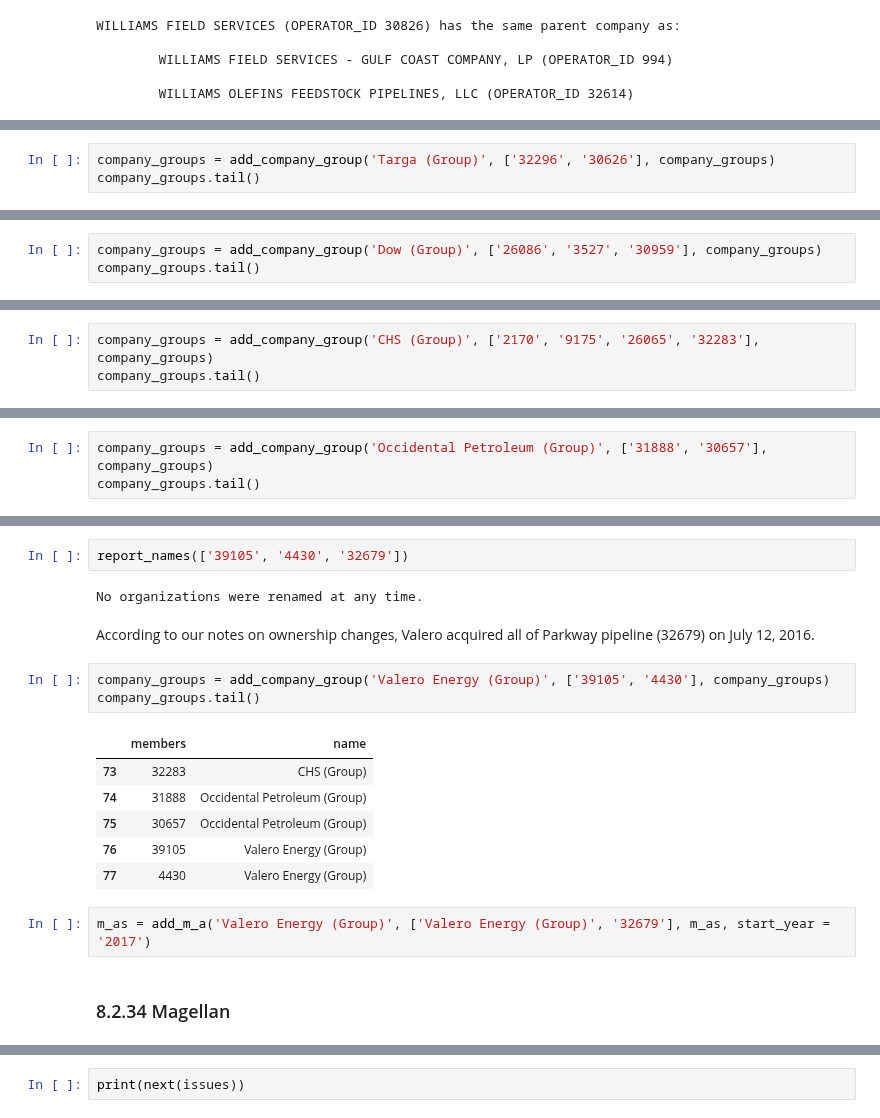
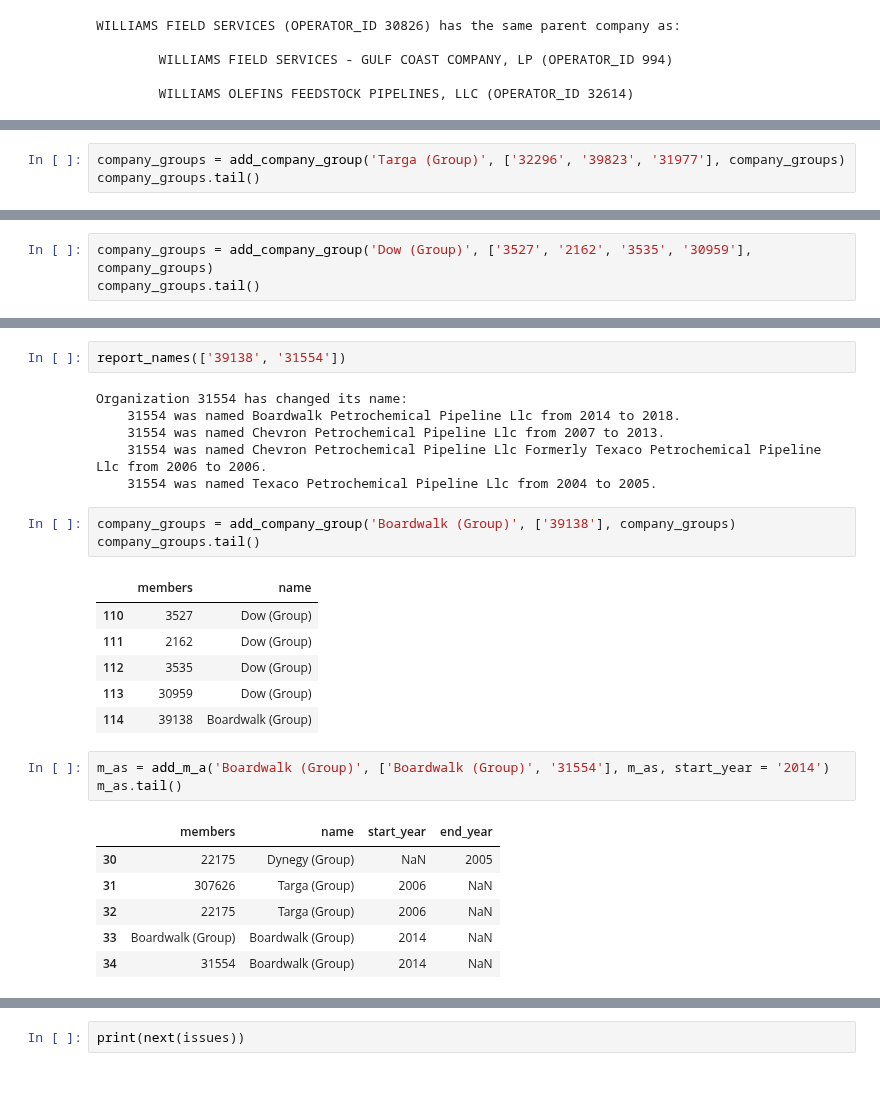
Before and after one commit to julianbarg/oil_industry, a Jupyter notebook: workbooks/8py_resolve issues.ipynb, the cells around one changed output, grey strips where cells are left out. Cells and saved outputs as stored; diff of their text form; blank space fills up the shorter version.

```diff
--- a/workbooks/8py_resolve issues.ipynb
+++ b/workbooks/8py_resolve issues.ipynb
@@ -875,3 +1931,0 @@ TARGA RESOURCES OPERATING LLC (OPERATOR_ID 32296) has the same parent company as
-# %%
-company_groups = add_company_group('Targa (Group)', ['32296', '30626'], company_groups)
-company_groups.tail()
@@ -895,5 +1968,5 @@ SEADRIFT PIPELINE CORP (OPERATOR_ID 26086) has the same parent company as:
 # %%
-company_groups = add_company_group('Dow (Group)', ['26086', '3527', '30959'], company_groups)
+company_groups = add_company_group('Targa (Group)', ['32296', '39823', '31977'], company_groups)
 company_groups.tail()
 # %% [output]
 |  | members | name |
@@ -917,3 +2008,0 @@ CENEX PIPELINE LLC (OPERATOR_ID 2170) has the same parent company as:
-# %%
-company_groups = add_company_group('CHS (Group)', ['2170', '9175', '26065', '32283'], company_groups)
-company_groups.tail()
@@ -971,5 +2089,5 @@ CENTURION PIPELINE L.P. (OPERATOR_ID 31888) has the same parent company as:
 # %%
-company_groups = add_company_group('Occidental Petroleum (Group)', ['31888', '30657'], company_groups)
+company_groups = add_company_group('Dow (Group)', ['3527', '2162', '3535', '30959'], company_groups)
 company_groups.tail()
 # %% [output]
 |  | members | name |
@@ -991,23 +2107,31 @@ VALERO PARTNERS OPERATING CO. LLC (OPERATOR_ID 39105) has the same parent compan
-# %%
-report_names(['39105', '4430', '32679'])
-# %% [output]
-No organizations were renamed at any time.
-# %% [markdown]
-According to our notes on ownership changes, Valero acquired all of Parkway pipeline (32679) on July 12, 2016.
+# %%
+report_names(['39138', '31554'])
+# %% [output]
+Organization 31554 has changed its name:
+    31554 was named Boardwalk Petrochemical Pipeline Llc from 2014 to 2018.
+    31554 was named Chevron Petrochemical Pipeline Llc from 2007 to 2013.
+    31554 was named Chevron Petrochemical Pipeline Llc Formerly Texaco Petrochemical Pipeline Llc from 2006 to 2006.
+    31554 was named Texaco Petrochemical Pipeline Llc from 2004 to 2005.
 # %%
-company_groups = add_company_group('Valero Energy (Group)', ['39105', '4430'], company_groups)
+company_groups = add_company_group('Boardwalk (Group)', ['39138'], company_groups)
 company_groups.tail()
 # %% [output]
 |  | members | name |
-| 73 | 32283 | CHS (Group) |
-| 74 | 31888 | Occidental Petroleum (Group) |
-| 75 | 30657 | Occidental Petroleum (Group) |
-| 76 | 39105 | Valero Energy (Group) |
-| 77 | 4430 | Valero Energy (Group) |
+| 110 | 3527 | Dow (Group) |
+| 111 | 2162 | Dow (Group) |
+| 112 | 3535 | Dow (Group) |
+| 113 | 30959 | Dow (Group) |
+| 114 | 39138 | Boardwalk (Group) |
 # %%
-m_as = add_m_a('Valero Energy (Group)', ['Valero Energy (Group)', '32679'], m_as, start_year = '2017')
+m_as = add_m_a('Boardwalk (Group)', ['Boardwalk (Group)', '31554'], m_as, start_year = '2014')
+m_as.tail()
+# %% [output]
+|  | members | name | start_year | end_year |
+| 30 | 22175 | Dynegy (Group) | NaN | 2005 |
+| 31 | 307626 | Targa (Group) | 2006 | NaN |
+| 32 | 22175 | Targa (Group) | 2006 | NaN |
+| 33 | Boardwalk (Group) | Boardwalk (Group) | 2014 | NaN |
+| 34 | 31554 | Boardwalk (Group) | 2014 | NaN |
-# %% [markdown]
-### 8.2.34 Magellan
 # %%
 print(next(issues))
 # %% [output]
```
Also changed, not shown: parts of 430 cells of this notebook, 3 other files.
